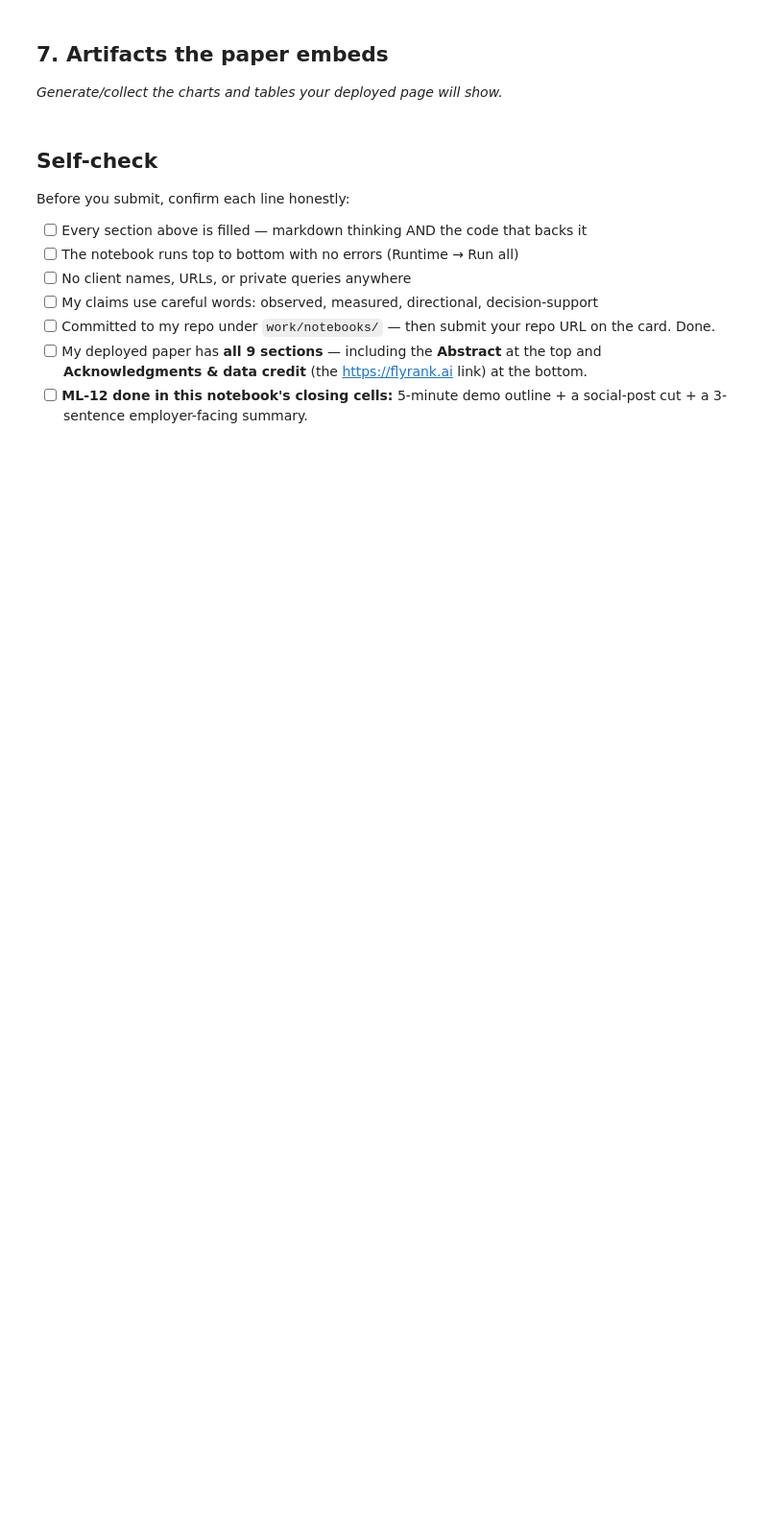
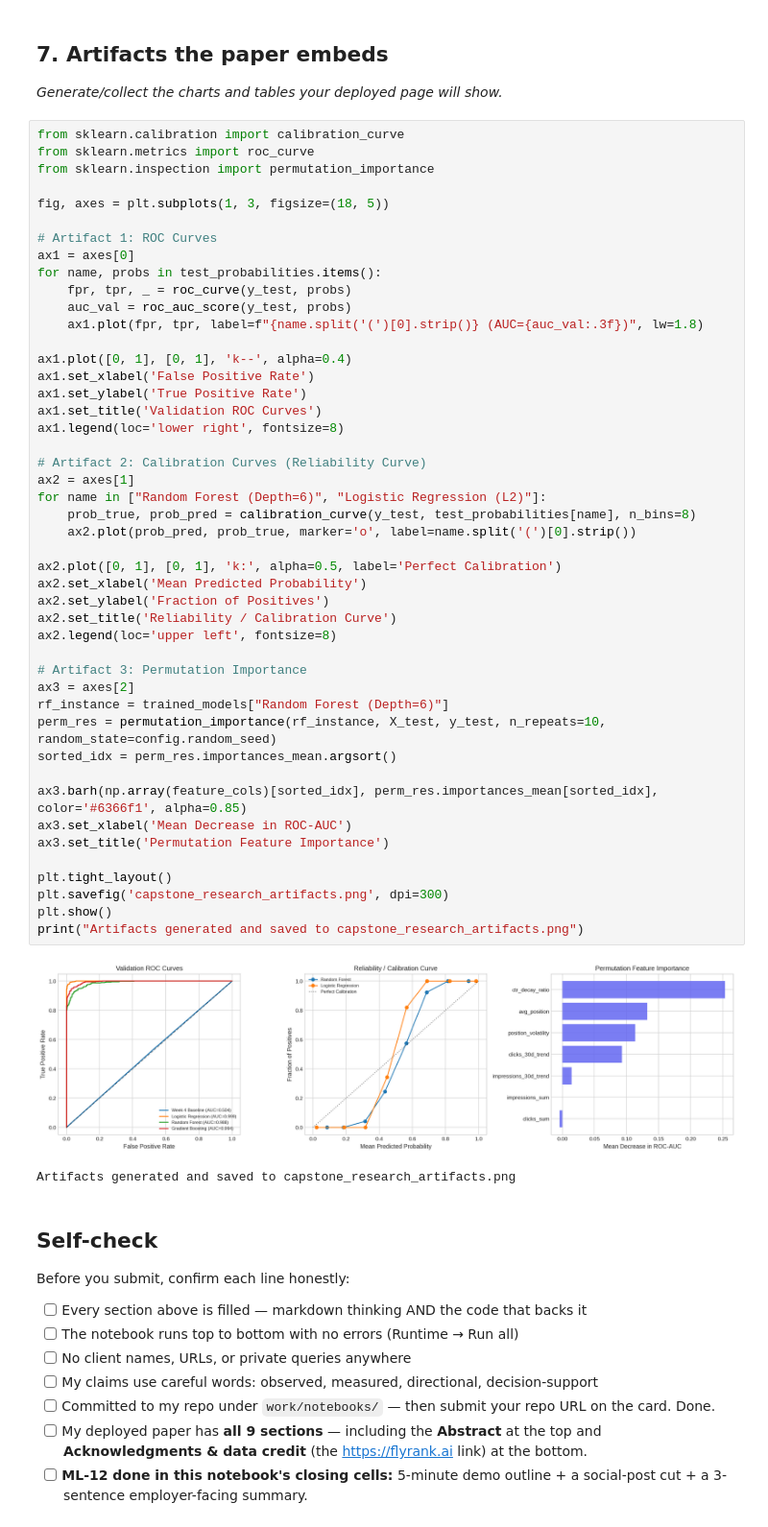
Before and after one commit to Tahaahmed729/flyrank-ml-internship, a Jupyter notebook: work/notebooks/capstone.ipynb, the cells around one changed output. Shown at 96% size. Cells and saved outputs as stored; diff of their text form; blank space fills up the shorter version.

```diff
--- a/work/notebooks/capstone.ipynb
+++ b/work/notebooks/capstone.ipynb
@@ -34,6 +305,55 @@ This skeleton is yours to fill. Work the sections **in order** — each one has
 ## 7. Artifacts the paper embeds
 
 *Generate/collect the charts and tables your deployed page will show.*
+# %%
+from sklearn.calibration import calibration_curve
+from sklearn.metrics import roc_curve
+from sklearn.inspection import permutation_importance
+
+fig, axes = plt.subplots(1, 3, figsize=(18, 5))
+
+# Artifact 1: ROC Curves
+ax1 = axes[0]
+for name, probs in test_probabilities.items():
+    fpr, tpr, _ = roc_curve(y_test, probs)
+    auc_val = roc_auc_score(y_test, probs)
+    ax1.plot(fpr, tpr, label=f"{name.split('(')[0].strip()} (AUC={auc_val:.3f})", lw=1.8)
+
+ax1.plot([0, 1], [0, 1], 'k--', alpha=0.4)
+ax1.set_xlabel('False Positive Rate')
+ax1.set_ylabel('True Positive Rate')
+ax1.set_title('Validation ROC Curves')
+ax1.legend(loc='lower right', fontsize=8)
+
+# Artifact 2: Calibration Curves (Reliability Curve)
+ax2 = axes[1]
+for name in ["Random Forest (Depth=6)", "Logistic Regression (L2)"]:
+    prob_true, prob_pred = calibration_curve(y_test, test_probabilities[name], n_bins=8)
+    ax2.plot(prob_pred, prob_true, marker='o', label=name.split('(')[0].strip())
+
+ax2.plot([0, 1], [0, 1], 'k:', alpha=0.5, label='Perfect Calibration')
+ax2.set_xlabel('Mean Predicted Probability')
+ax2.set_ylabel('Fraction of Positives')
+ax2.set_title('Reliability / Calibration Curve')
+ax2.legend(loc='upper left', fontsize=8)
+
+# Artifact 3: Permutation Importance
+ax3 = axes[2]
+rf_instance = trained_models["Random Forest (Depth=6)"]
+perm_res = permutation_importance(rf_instance, X_test, y_test, n_repeats=10, random_state=config.random_seed)
+sorted_idx = perm_res.importances_mean.argsort()
+
+ax3.barh(np.array(feature_cols)[sorted_idx], perm_res.importances_mean[sorted_idx], color='#6366f1', alpha=0.85)
+ax3.set_xlabel('Mean Decrease in ROC-AUC')
+ax3.set_title('Permutation Feature Importance')
+
+plt.tight_layout()
+plt.savefig('capstone_research_artifacts.png', dpi=300)
+plt.show()
+print("Artifacts generated and saved to capstone_research_artifacts.png")
+# %% [output]
+[figure, added]
+Artifacts generated and saved to capstone_research_artifacts.png
 # %% [markdown]
 ## Self-check
 
```
Also changed, not shown: parts of 9 cells of this notebook.
